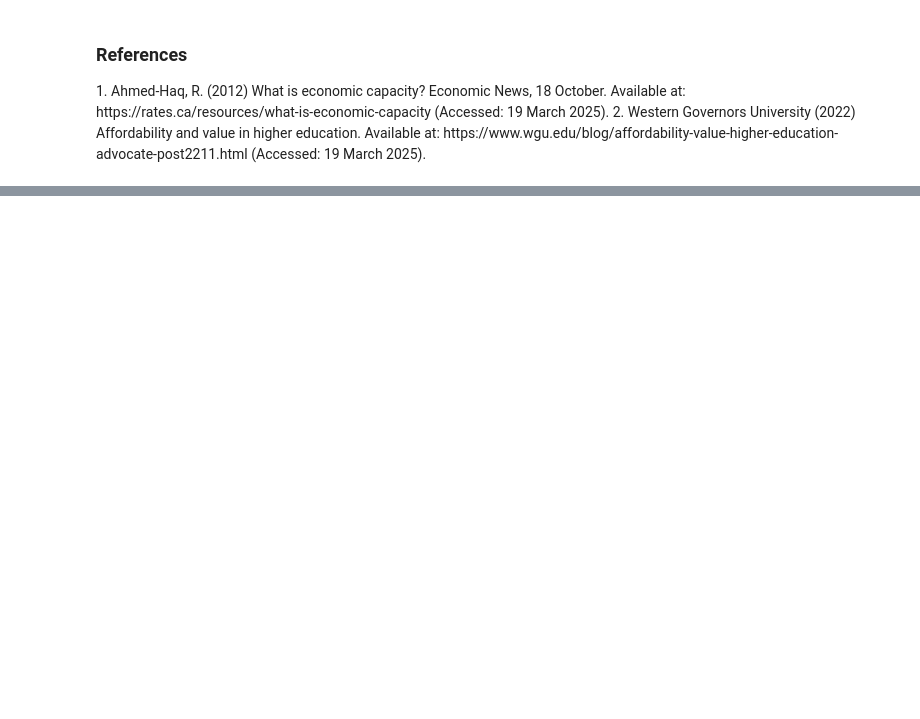
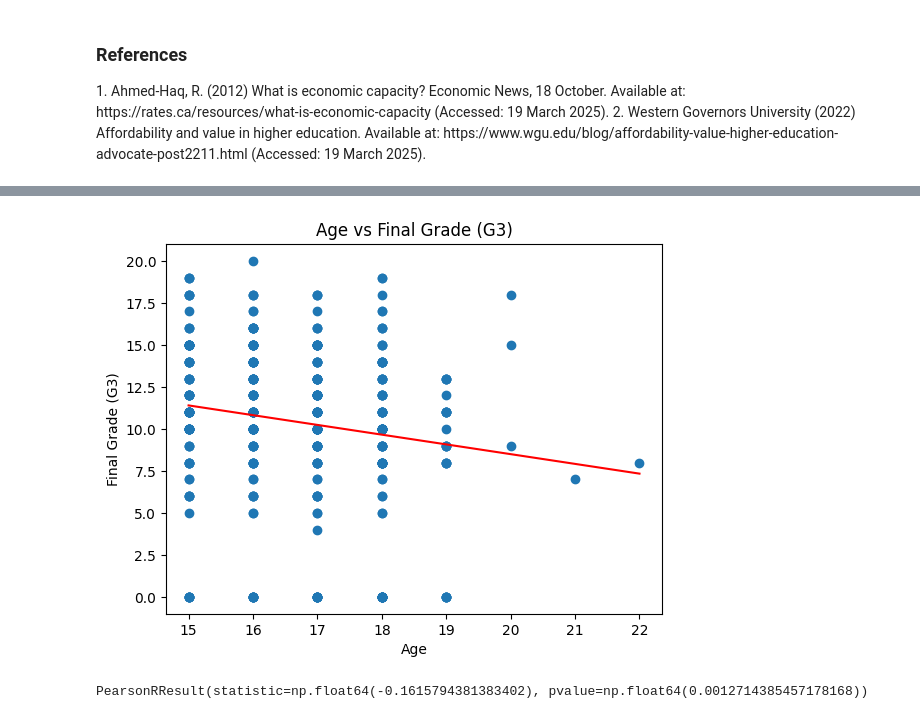
Before and after one commit to hannahabell0911/DAV-CA1-25, a Jupyter notebook: CA1-HannahAbell.ipynb, the cells around one changed output, grey strips where cells are left out. Drawn from its saved outputs; the diff is of its cells as text; code cells hidden in the pictures; blank space fills up the shorter version.

```diff
--- a/CA1-HannahAbell.ipynb
+++ b/CA1-HannahAbell.ipynb
@@ -252,0 +143,17 @@ PearsonRResult(statistic=np.float64(0.03217740188092376), pvalue=np.float64(0.82
+# %%
+plt.figure()
+plt.title('Age vs Final Grade (G3)')
+plt.xlabel('Age')
+plt.ylabel('Final Grade (G3)')
+plt.scatter(student_df_cleaned.age, student_df_cleaned.grade3)
+fit = np.polyfit(student_df_cleaned.age, student_df_cleaned.grade3, 1)
+x_vals = np.linspace(student_df_cleaned.age.min(), student_df_cleaned.age.max(), 100)
+y_vals = np.poly1d(fit)(x_vals)
+plt.plot(x_vals, y_vals, color='red')
+plt.show()
+# Calculate Pearson correlation
+corr_age_grade3 = pearsonr(student_df_cleaned.age, student_df_cleaned.grade3)
+corr_age_grade3
+# %% [output]
+[figure, added]
+PearsonRResult(statistic=np.float64(-0.1615794381383402), pvalue=np.float64(0.0012714385457178168))
```
Also changed, not shown: parts of 28 cells of this notebook.
